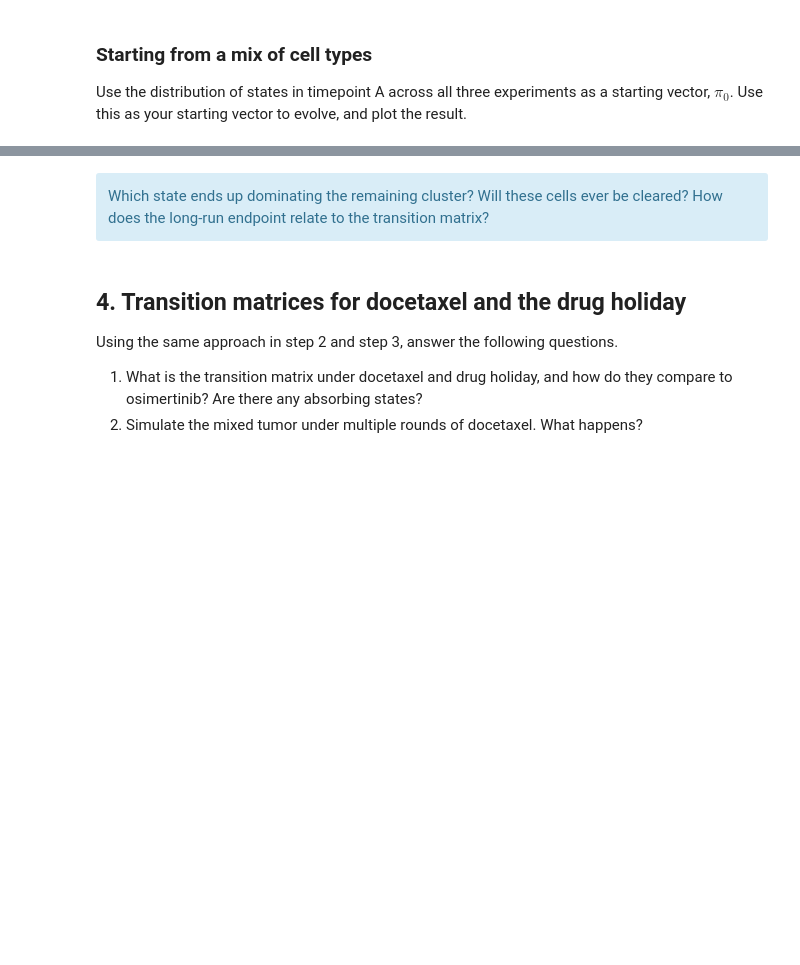
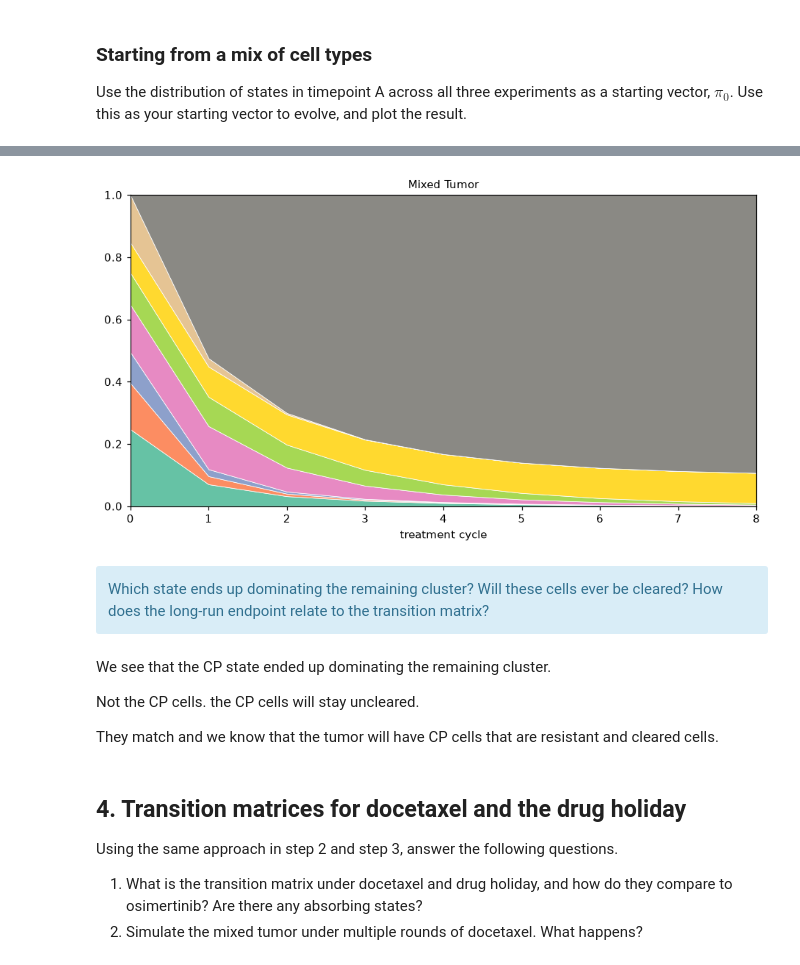
Before and after one commit to Caleb-C123/uu_markov, a Jupyter notebook: lab_2/Lab09_markov_chain_cells.ipynb, the cells around one changed output, grey strips where cells are left out. Saved outputs shown, nothing was run; the diff lists cells and outputs as text; code cells hidden in the pictures; blank space fills up the shorter version.

```diff
--- a/lab_2/Lab09_markov_chain_cells.ipynb
+++ b/lab_2/Lab09_markov_chain_cells.ipynb
@@ -286,7 +294,9 @@ Use code as appropriate to answer the following questions.
 Use the distribution of states in timepoint A across all three experiments as a starting vector, $\pi_{0}$. Use this as your starting vector to evolve, and plot the result.
 # %%
 # Your code here
+start = cells[cells['timepoint'] == 'A']
 
-pi_mix = ...   # TODO: set this equal to the starting vector from timepoint A
+pi_mix = start['state'].value_counts(normalize=True)
+pi_mix = pi_mix.reindex(OUTCOMES, fill_value=0)
 
-# evolve pi_mix and plot the results
+pi_mix
@@ -293,5 +314,21 @@ pi_mix = ...   # TODO: set this equal to the starting vector from timepoint A
+# %%
+traj_mix = evolve(pi_mix, P_hat, 8)
+
+fig, ax = plt.subplots(figsize=(10, 5))
+
+plot_trajectory(traj_mix, ax, 'Mixed Tumor')
+
+plt.show()
+# %% [output]
+[figure, added]
 # %% [markdown]
 <div class = "alert alert-info"> Which state ends up dominating the remaining cluster? Will these cells ever be cleared? How does the long-run endpoint relate to the transition matrix?</div>
+# %% [markdown]
+We see that the CP state ended up dominating the remaining cluster.
+
+Not the CP cells. the CP cells will stay uncleared.
+
+They match and we know that the tumor will have CP cells that are resistant and cleared cells.
 # %% [markdown]
 ## 4. Transition matrices for docetaxel and the drug holiday
 
```
Also changed, not shown: parts of 27 cells of this notebook.
